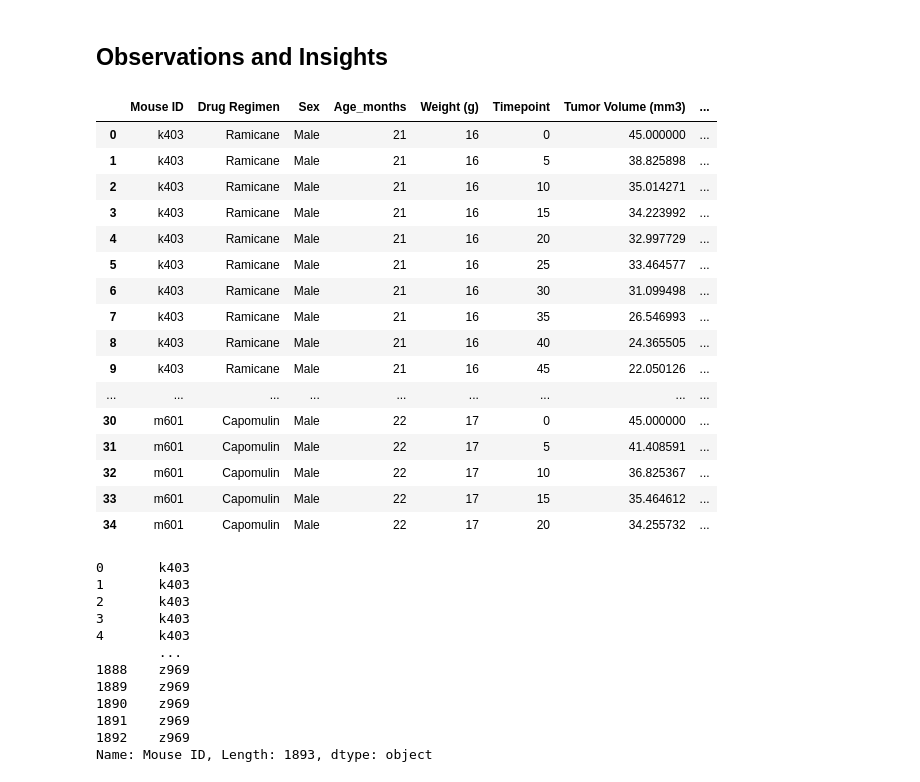
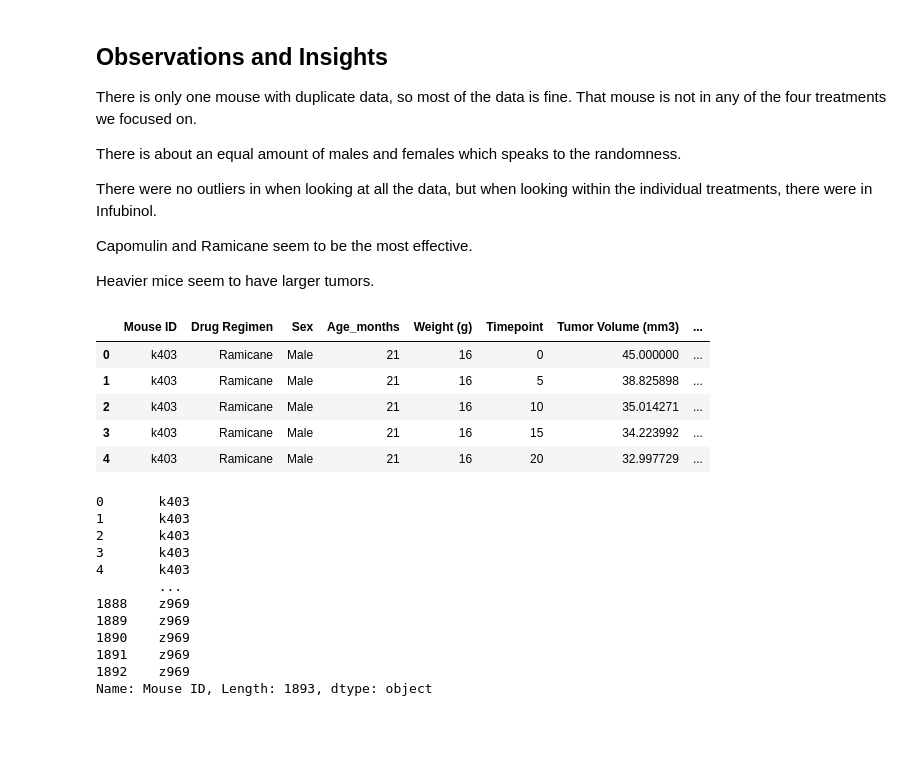
Before and after one commit to RiverJAM/Matplotlib-Challenge, a Jupyter notebook: Pymaceuticals/pymaceuticals_starter.ipynb, the cells around one changed output. Saved outputs shown, nothing was run; the diff lists cells and outputs as text; code cells hidden in the pictures; blank space fills up the shorter version.

```diff
--- a/Pymaceuticals/pymaceuticals_starter.ipynb
+++ b/Pymaceuticals/pymaceuticals_starter.ipynb
@@ -1,46 +1,45 @@
-# %% [markdown]
-## Observations and Insights
+# %% [markdown]
+
+## Observations and Insights
+There is only one mouse with duplicate data, so most of the data is fine. That mouse is not in any of the four treatments we focused on.
+
+There is about an equal amount of males and females which speaks to the randomness.
+
+There were no outliers in when looking at all the data, but when looking within the individual treatments, there were in Infubinol.
+
+Capomulin and Ramicane seem to be the most effective.
+
+Heavier mice seem to have larger tumors.
 # %%
 # Dependencies and Setup
 import matplotlib.pyplot as plt
 import pandas as pd
 import scipy.stats as st
 import numpy as np
 import random
 from scipy.stats import sem
 
 
 # Study data files
 mouse_metadata_path = "data/Mouse_metadata.csv"
 study_results_path = "data/Study_results.csv"
 
 # Read the mouse data and the study results
 mouse_metadata = pd.read_csv(mouse_metadata_path)
 study_results = pd.read_csv(study_results_path)
 
 # Combine the data into a single dataset
 combined_drug_data = pd.merge(mouse_metadata, study_results, on="Mouse ID")
 
 # Display the data table for preview
-combined_drug_data.head(35)
+combined_drug_data.head()
 # %% [output]
 |  | Mouse ID | Drug Regimen | Sex | Age_months | Weight (g) | Timepoint | Tumor Volume (mm3) | ... |
 | 0 | k403 | Ramicane | Male | 21 | 16 | 0 | 45.000000 | ... |
 | 1 | k403 | Ramicane | Male | 21 | 16 | 5 | 38.825898 | ... |
 | 2 | k403 | Ramicane | Male | 21 | 16 | 10 | 35.014271 | ... |
 | 3 | k403 | Ramicane | Male | 21 | 16 | 15 | 34.223992 | ... |
 | 4 | k403 | Ramicane | Male | 21 | 16 | 20 | 32.997729 | ... |
-| 5 | k403 | Ramicane | Male | 21 | 16 | 25 | 33.464577 | ... |
-| 6 | k403 | Ramicane | Male | 21 | 16 | 30 | 31.099498 | ... |
-| 7 | k403 | Ramicane | Male | 21 | 16 | 35 | 26.546993 | ... |
-| 8 | k403 | Ramicane | Male | 21 | 16 | 40 | 24.365505 | ... |
-| 9 | k403 | Ramicane | Male | 21 | 16 | 45 | 22.050126 | ... |
-| ... | ... | ... | ... | ... | ... | ... | ... | ... |
-| 30 | m601 | Capomulin | Male | 22 | 17 | 0 | 45.000000 | ... |
-| 31 | m601 | Capomulin | Male | 22 | 17 | 5 | 41.408591 | ... |
-| 32 | m601 | Capomulin | Male | 22 | 17 | 10 | 36.825367 | ... |
-| 33 | m601 | Capomulin | Male | 22 | 17 | 15 | 35.464612 | ... |
-| 34 | m601 | Capomulin | Male | 22 | 17 | 20 | 34.255732 | ... |
 # %%
 combined_drug_data["Mouse ID"]
 # %% [output]
```
Also changed, not shown: parts of 7 cells of this notebook, 1 other file.
